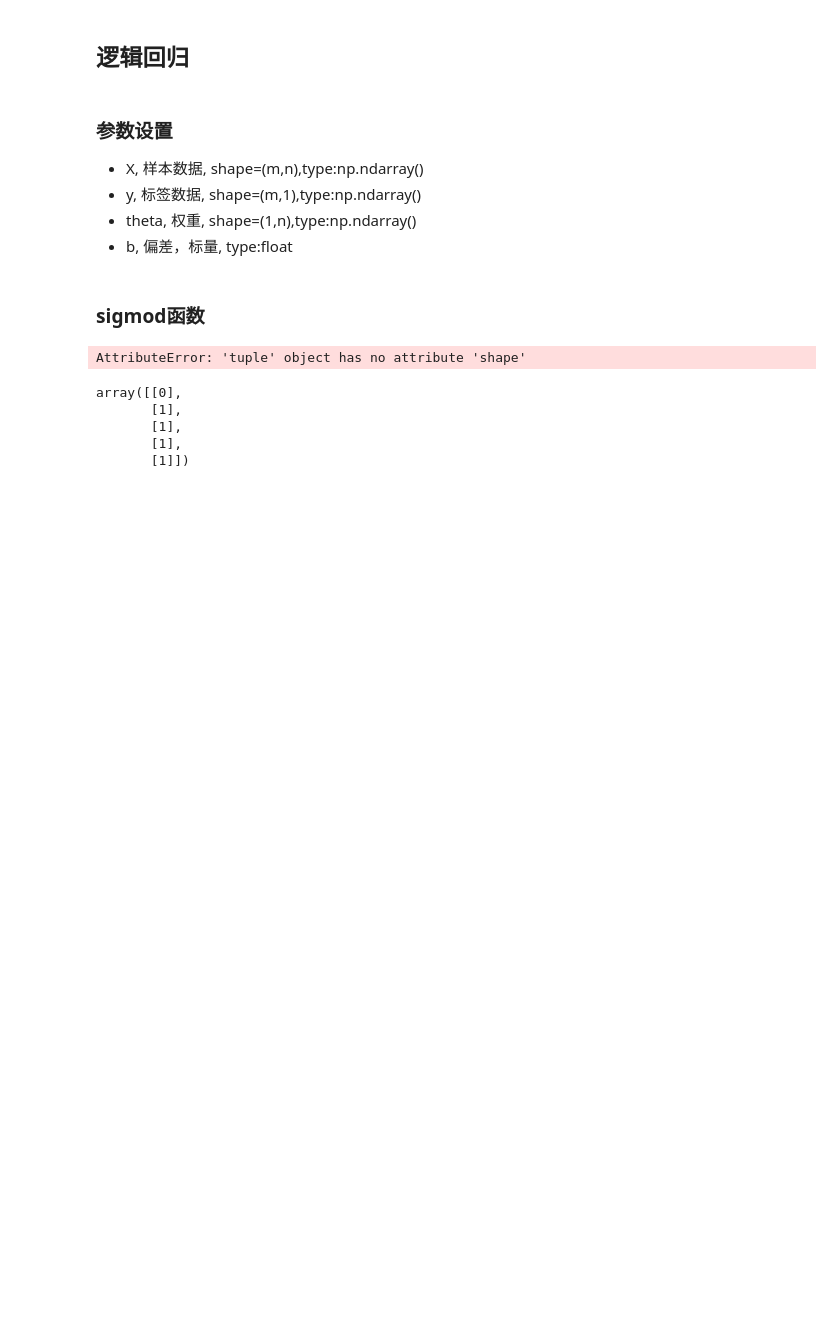
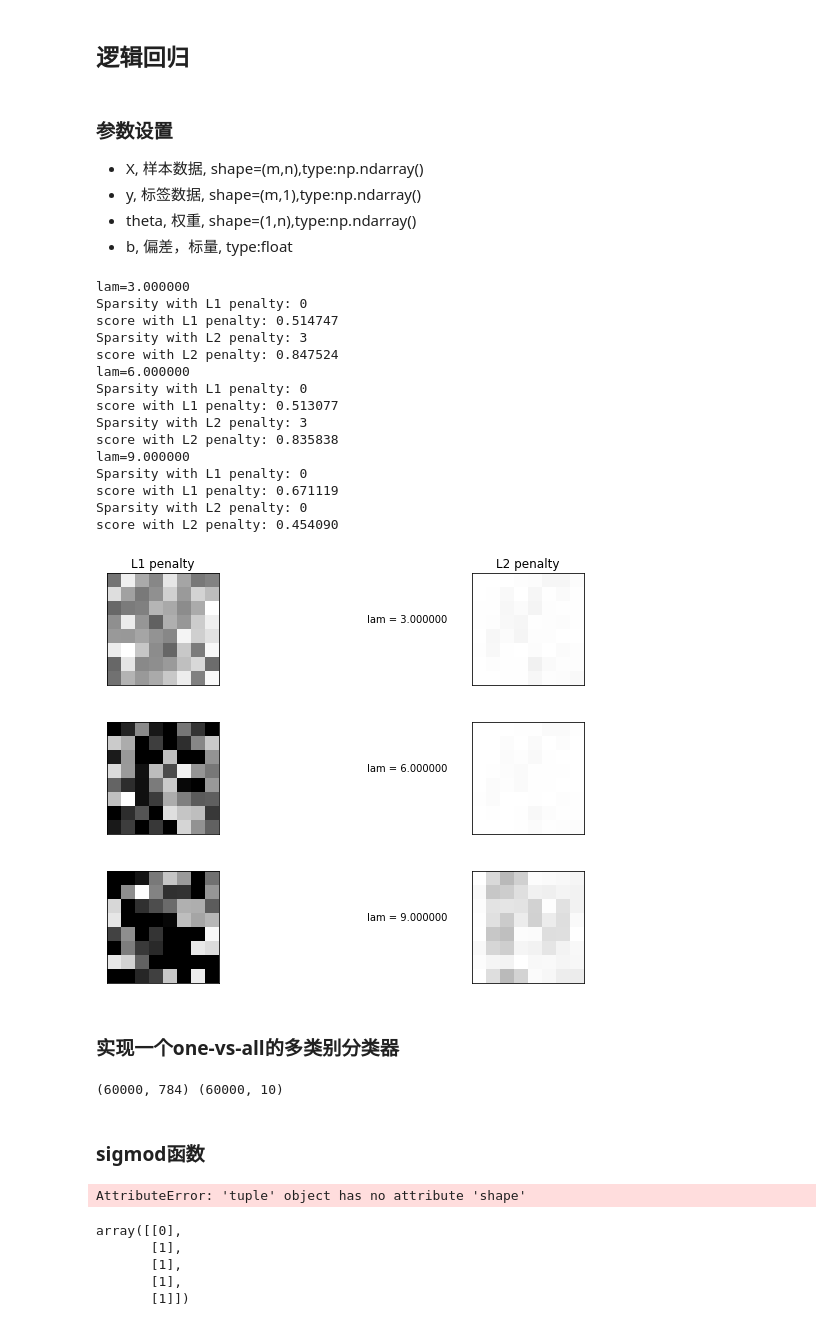
Before and after one commit to Hao6/codingML, a Jupyter notebook: src/logistic_regression.ipynb, the cells around one changed output. Drawn from its saved outputs; the diff is of its cells as text; code cells hidden in the pictures; blank space fills up the shorter version.

```diff
--- a/src/logistic_regression.ipynb
+++ b/src/logistic_regression.ipynb
@@ -12,11 +15,11 @@ import matplotlib.pyplot as plt
 # %%
-class logisticRegression(object):
-    def __init__(self, learning_rate=0.01, epochs=1000, is_regularization = 0, lam=0.1,
+class LogisticRegression(object):
+    def __init__(self, learning_rate=0.01, epochs=1000, is_regularization = None, lam=0.1,
                 verbose = False):
         """
         :type learning_rate: float, 学习率
         :type epochs: int, 迭代次数
-        :type is_regularization: int, 0: 不使用正则化，1: L1正则化，2: L2正则化
+        :type is_regularization: int, None: 不使用正则化，l1: L1正则化，l2: L2正则化
         :type lam: 正则化项的系数
         """
         self.alpha = learning_rate
@@ -28,24 +31,28 @@ class logisticRegression(object):
         self.verbose = verbose
     def train(self, train_x, train_y):
         m , n = train_x.shape
-        self.theta = np.random.randn(1,n)
+        if len(train_y.shape) == 1:
+            train_y = train_y.reshape(-1, 1)
+        self.theta = np.random.randn(1 ,n)
         self.b = np.random.randn()
 
         for i in range(self.epochs):
             pre_y = self.predict(train_x)
-            d_theta = np.mean((pre_y - train_y)*train_x,axis=0)
-            d_b     = np.mean(pre_y - train_y,axis=0)
+#             print pre_y.shape, train_y.shape
+            d_theta = np.mean((pre_y - train_y)*train_x, axis=0).reshape(*self.theta.shape)
+            d_b     = np.mean(pre_y - train_y, axis=0)
+#             print d_theta.shape
             # L1 正则
-            if self.is_regularization == 1:
+            if self.is_regularization == 'l1':
                 d_l1 = np.ones_like(self.theta)
                 d_l1[self.theta < 0] = -1
                 d_theta += self.lam * d_l1
             # L2 正则
-            elif self.is_regularization == 2:
+            elif self.is_regularization == 'l2':
                 d_theta += self.lam * self.theta
 
-            self.theta -= self.alpha * self.theta
-            self.b     -= self.alpha * self.b
+            self.theta -= self.alpha * d_theta
+            self.b     -= self.alpha * d_b
             if self.verbose is True and (i+1)%(m/10) == 0:
                 print 'the %d train' % (i)
 
@@ -53,7 +60,19 @@ class logisticRegression(object):
         self.train(train_x, train_y)
 
     def predict(self, test_x):
+        return self.sigmoid(np.dot(test_x, self.theta.T)+self.b)
+
+    def output(self, test_x):
         return (self.sigmoid(np.dot(test_x, self.theta.T)+self.b) > 0.5).astype(int)
 
     def sigmoid(self, x):
         return 1.0 / (np.exp(-x)+1)
+# %%
+def load_data():
+    digits = datasets.load_digits()
+    X, y = digits.data, digits.target
+    X = StandardScaler().fit_transform(X)
+
+    # classify small against large digits
+    y = (y > 4).astype(np.int)
+    return X,y
@@ -59,0 +125,38 @@ class logisticRegression(object):
+# %%
+X, y = load_data()
+# %%
+logisticRegression(X, y)
+# %% [output]
+lam=3.000000
+Sparsity with L1 penalty: 0
+score with L1 penalty: 0.514747
+Sparsity with L2 penalty: 3
+score with L2 penalty: 0.847524
+lam=6.000000
+Sparsity with L1 penalty: 0
+score with L1 penalty: 0.513077
+Sparsity with L2 penalty: 3
+score with L2 penalty: 0.835838
+lam=9.000000
+Sparsity with L1 penalty: 0
+score with L1 penalty: 0.671119
+Sparsity with L2 penalty: 0
+score with L2 penalty: 0.454090
+[figure, added]
+[figure, added]
+[figure, added]
+# %% [markdown]
+### 实现一个one-vs-all的多类别分类器
+# %%
+def load_data(path = "../data/mnist", kind = 'train', one_hot = True, normals = True):
+    images, labels = load_mnist(path, kind=kind)
+    if normals == True:
+        images = images / 255.0
+    if one_hot == True:
+        labels_onehot = np.zeros((labels.shape[0], np.unique(labels).shape[0]))
+        for i in range(labels_onehot.shape[0]):
+            labels_onehot[i][labels[i]] = 1
+        labels = labels_onehot
+    return (images, labels)
+# %% [output]
+(60000, 784) (60000, 10)
```
Also changed, not shown: parts of 4 cells of this notebook, 1 other file.
